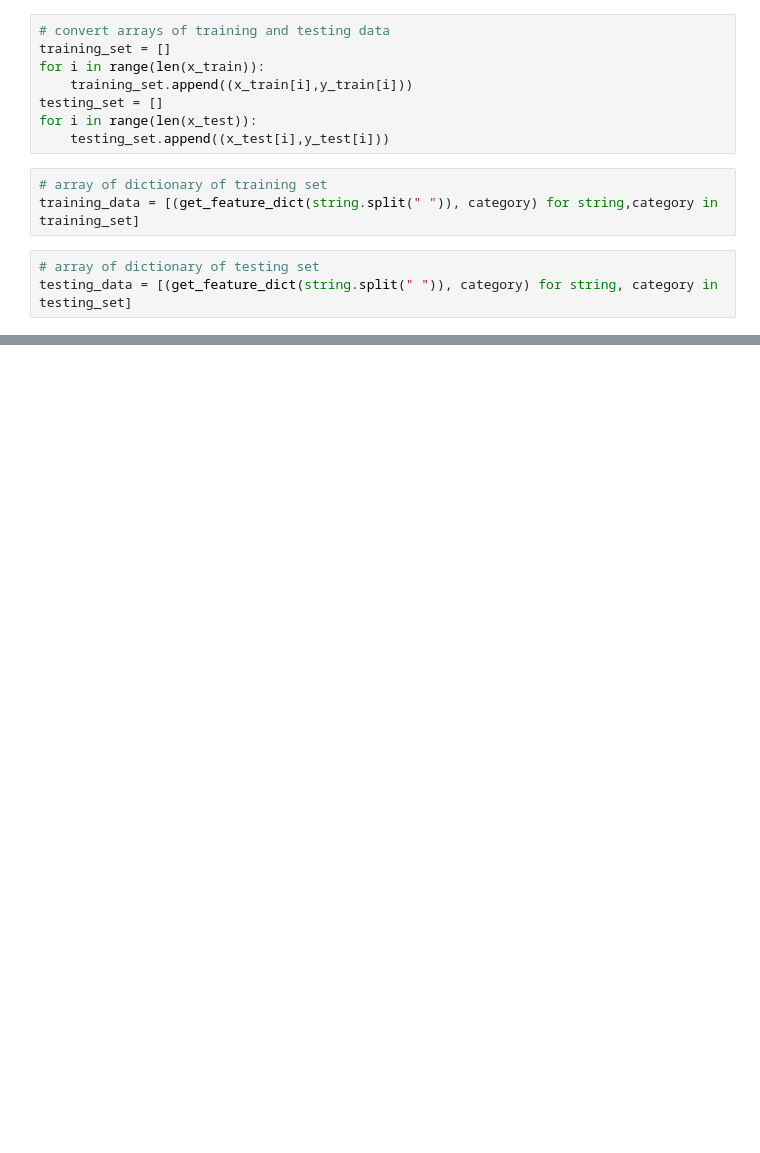
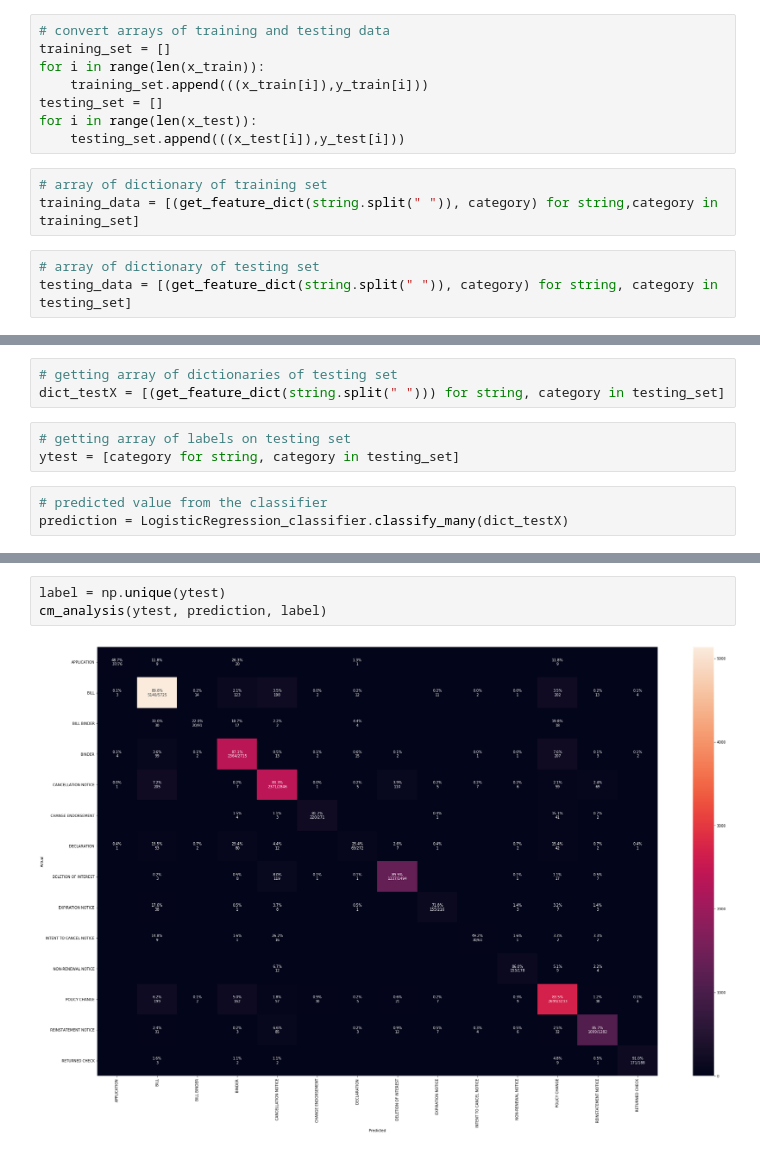
Before and after one commit to mghosal10/Machine-Learning-Project, a Jupyter notebook: doc_classification.ipynb, the cells around one changed output, grey strips where cells are left out. Cells and saved outputs as stored; diff of their text form; blank space fills up the shorter version.

```diff
--- a/doc_classification.ipynb
+++ b/doc_classification.ipynb
@@ -94,10 +75,10 @@ def get_feature_dict(words):
 # convert arrays of training and testing data
 training_set = []
 for i in range(len(x_train)):
-    training_set.append((x_train[i],y_train[i]))
+    training_set.append(((x_train[i]),y_train[i]))
 testing_set = []
 for i in range(len(x_test)):
-    testing_set.append((x_test[i],y_test[i]))
+    testing_set.append(((x_test[i]),y_test[i]))
 # %%
 # array of dictionary of training set
 training_data = [(get_feature_dict(string.split(" ")), category) for string,category in training_set]
@@ -116,0 +100,9 @@ pickle.dump(rfc_classifier, open('model.pkl', 'wb'))
+# %%
+# getting array of dictionaries of testing set
+dict_testX = [(get_feature_dict(string.split(" "))) for string, category in testing_set]
+# %%
+# getting array of labels on testing set
+ytest = [category for string, category in testing_set]
+# %%
+# predicted value from the classifier
+prediction = LogisticRegression_classifier.classify_many(dict_testX)
@@ -116,0 +152,5 @@ pickle.dump(rfc_classifier, open('model.pkl', 'wb'))
+# %%
+label = np.unique(ytest)
+cm_analysis(ytest, prediction, label)
+# %% [output]
+[figure, added]
```
Also changed, not shown: parts of 10 cells of this notebook.
